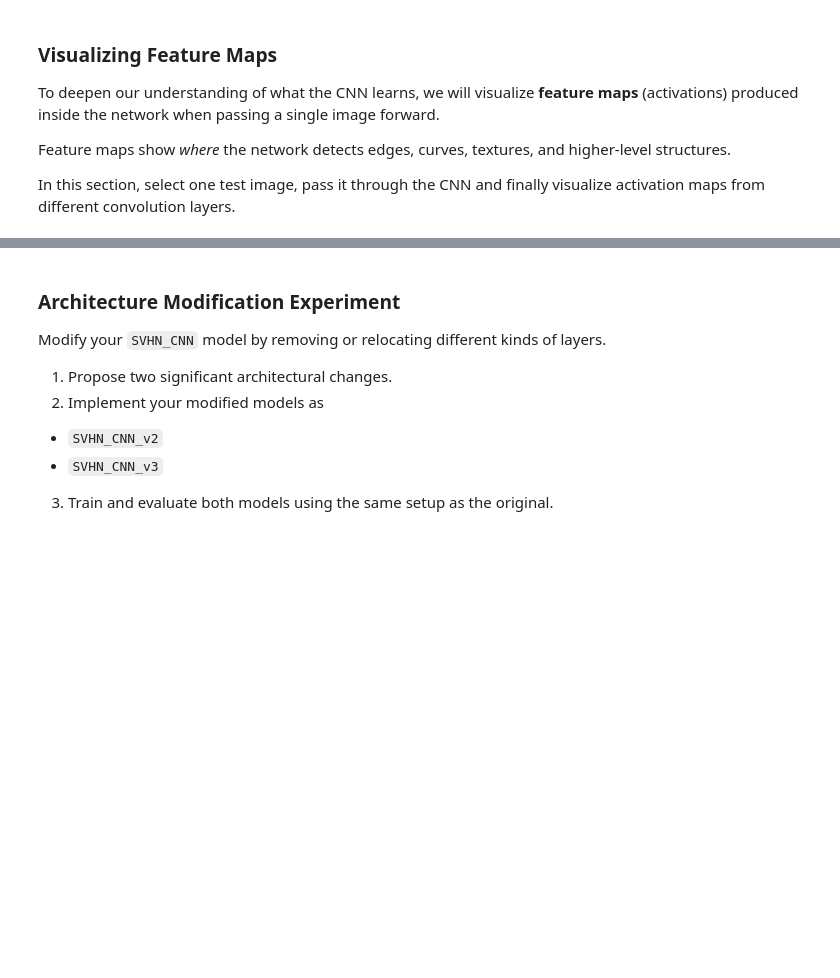
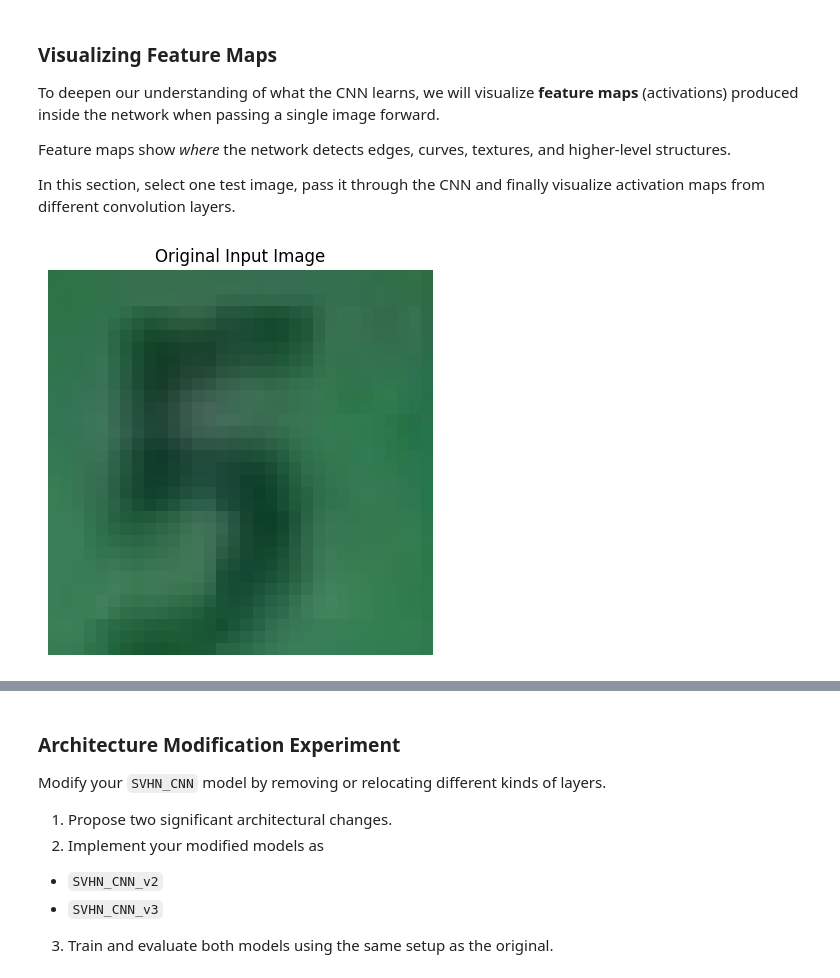
Before and after one commit to aishadahesh/DeepLearning, a Jupyter notebook: hw2/DL_HW2.ipynb, the cells around one changed output, grey strips where cells are left out. Drawn from its saved outputs; the diff is of its cells as text; code cells hidden in the pictures; blank space fills up the shorter version.

```diff
--- a/hw2/DL_HW2.ipynb
+++ b/hw2/DL_HW2.ipynb
@@ -79,6 +81,8 @@ For this section, implement the preprocessing procedure and explain your choice,
 transform = transforms.Compose([
     transforms.ToTensor(),
     # TODO: Define your desired transformation
+    transforms.ColorJitter(brightness=0.2, contrast=0.2, saturation=0.2, hue=0.02),
+    transforms.Normalize((0.5, 0.5, 0.5), (0.5, 0.5, 0.5))
 ])
 
 # Load the SVHN Letters dataset
@@ -96,5 +100,5 @@ print(f"Label of first image: {label}")
 
 batch_size = 128  # you can tweak
 
-train_loader = # Implement
-test_loader = # Implement
+train_loader = DataLoader(train_dataset, batch_size=batch_size, shuffle=True)
+test_loader = DataLoader(test_dataset, batch_size=batch_size, shuffle=False)
@@ -186,7 +266,12 @@ def train_model(model, train_loader, criterion, optimizer, device, num_epochs=10
 
     for images, labels in train_loader:
       # images, labels = images.to(device), labels.to(device) #for GPU
-
+      images, labels = images.to(device), labels.to(device)
+      optimizer.zero_grad()
+      outputs = model(images)
+      loss = criterion(outputs, labels)
+      loss.backward()
+      optimizer.step()
 
       running_loss += loss.item()
       _, predicted = torch.max(outputs, 1)
@@ -202,0 +286,4 @@ def train_model(model, train_loader, criterion, optimizer, device, num_epochs=10
+# %%
+#TODO: Implement Training
+epochs = 10
+train_model(model, train_loader, criterion, optimizer, device, num_epochs=epochs)
@@ -233,0 +340,70 @@ In this section, select one test image, pass it through the CNN and finally visu
+# %%
+# 1. Helper function to show images
+def denormalize(tensor):
+    """Reverts the normalization: (image * 0.5) + 0.5"""
+    return tensor * 0.5 + 0.5
+
+def visualize_feature_maps(model, input_image):
+    model.eval() # Set to evaluation mode
+
+    # Add batch dimension: (3, 32, 32) -> (1, 3, 32, 32)
+    x = input_image.unsqueeze(0)
+
+    device = next(model.parameters()).device
+    x = x.to(device)
+
+    feature_maps = {}
+
+    x = model.conv1(x)
+    feature_maps['Conv1 (32 ch)'] = x
+    x = model.relu1(x)
+    x = model.maxpool1(x)
+    feature_maps['MaxPool1'] = x
+
+    x = model.conv2(x)
+    feature_maps['Conv2 (64 ch)'] = x
+    x = model.relu2(x)
+
+    x = model.conv3(x)
+    feature_maps['Conv3 (128 ch)'] = x
+    x = model.relu3(x)
+    x = model.maxpool2(x)
+    feature_maps['MaxPool2'] = x
+
+    # First, plot the original input image
+    plt.figure(figsize=(5, 5))
+    original_img = denormalize(input_image).permute(1, 2, 0).numpy()
+    plt.imshow(original_img)
+    plt.title("Original Input Image")
+    plt.axis('off')
+    plt.show()
+
+    for layer_name, f_map in feature_maps.items():
+        f_map = f_map.squeeze(0).detach().cpu()
+
+        num_channels = f_map.shape[0]
+
+        # We will visualize up to 16 channels per layer to keep the plot readable
+        num_to_plot = min(16, num_channels)
+
+        fig, axes = plt.subplots(1, num_to_plot, figsize=(num_to_plot * 1.5, 2))
+        fig.suptitle(f"Feature Maps: {layer_name}", fontsize=14)
+
+        for i in range(num_to_plot):
+            ax = axes[i]
+            img = f_map[i, :, :]
+            ax.imshow(img, cmap='viridis')
+            ax.axis('off')
+
+        plt.tight_layout()
+        plt.show()
+
+
+dataiter = iter(test_loader)
+images, labels = next(dataiter)
+
+test_image = images[0]
+
+visualize_feature_maps(model, test_image)
+# %% [output]
+[figure, added]
```
Also changed, not shown: parts of 46 cells of this notebook.
